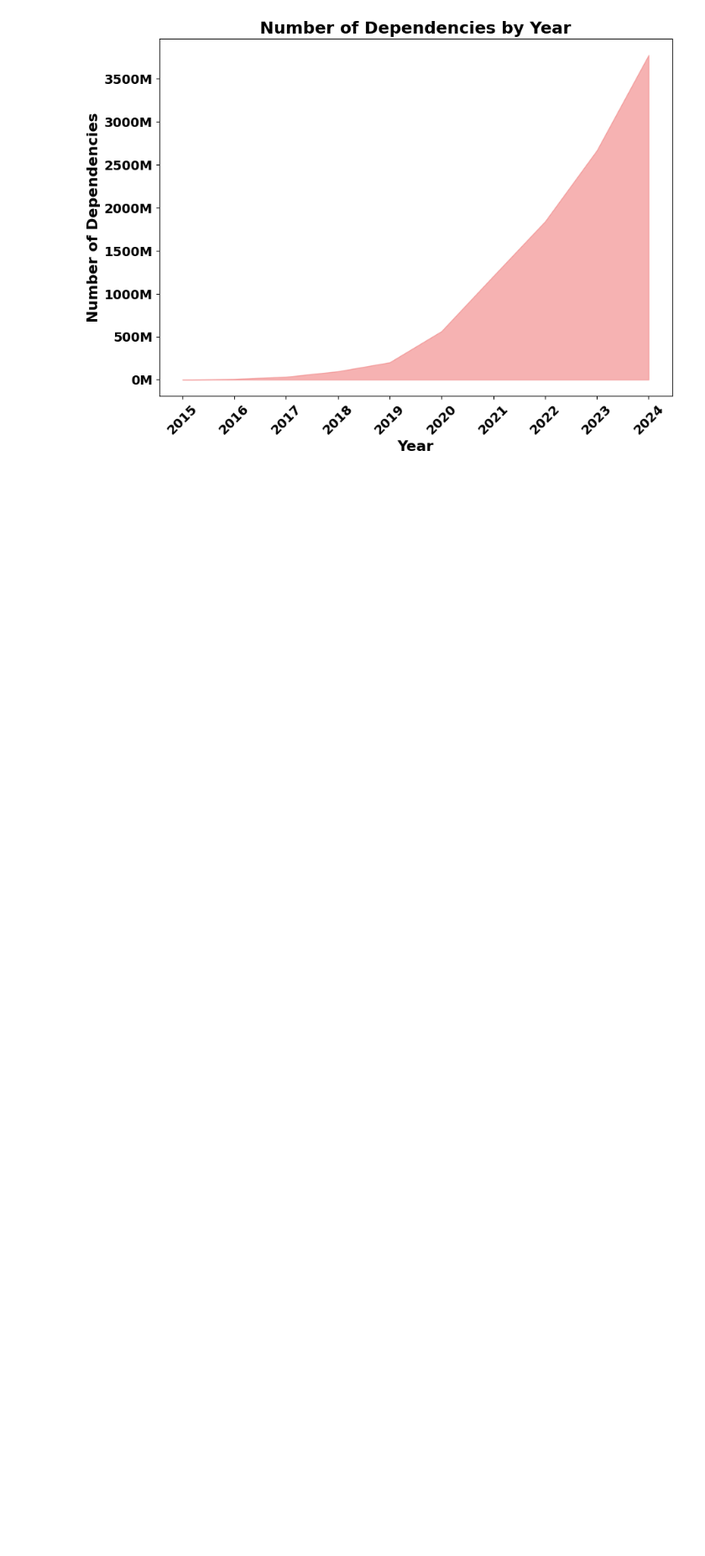
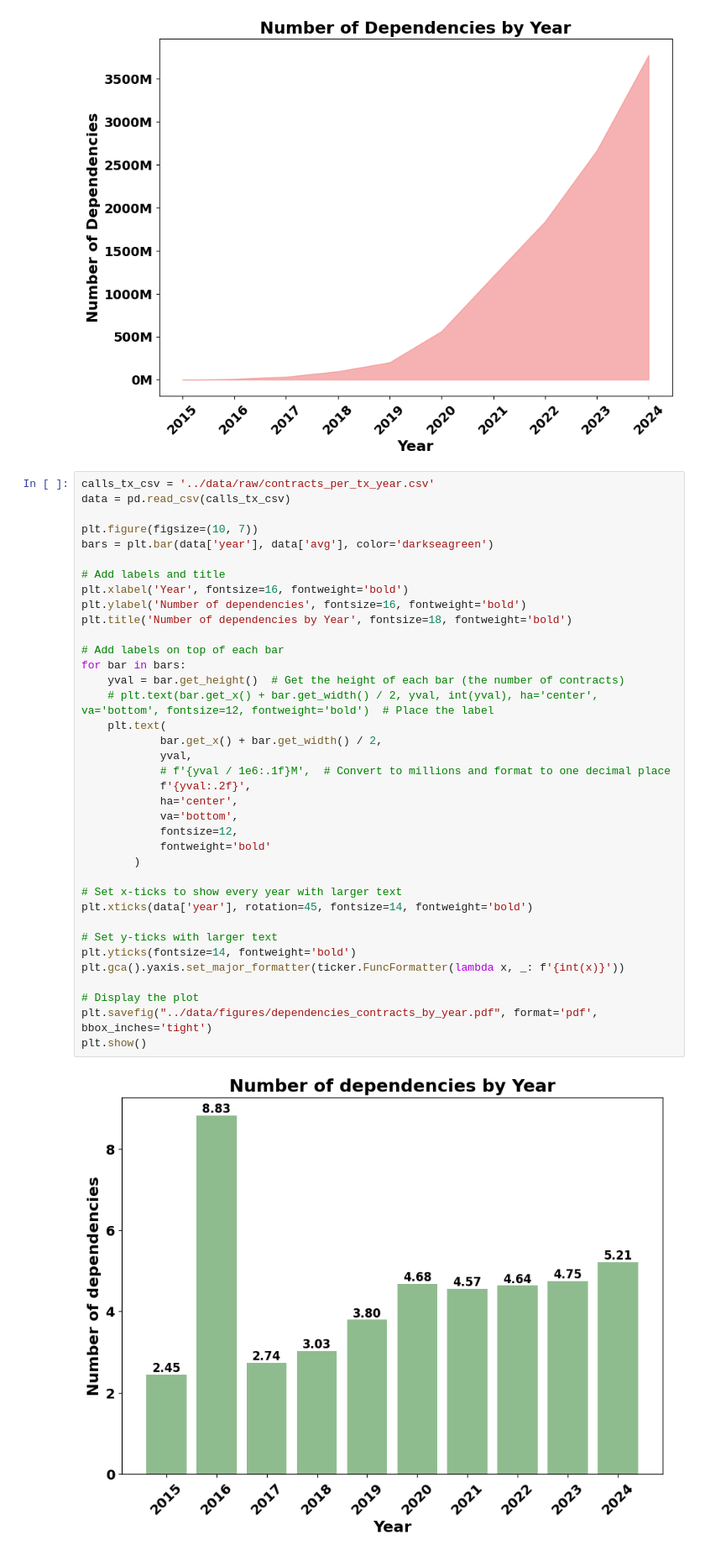
Before and after one commit to mab-xyz/crystal-clear, a Jupyter notebook: notebooks/plot_contract_stats.ipynb, the cells around one changed output. Shown at 84% size. Saved outputs shown, nothing was run; the diff lists cells and outputs as text; blank space fills up the shorter version.

Commit message:
add contracts_per_tx stats

```diff
--- a/notebooks/plot_contract_stats.ipynb
+++ b/notebooks/plot_contract_stats.ipynb
@@ -145,3 +145,42 @@ plt.savefig("../data/figures/dependencies_contracts_by_year.pdf", format='pdf',
 plt.show()
 # %% [output]
 [figure]
+# %%
+calls_tx_csv = '../data/raw/contracts_per_tx_year.csv'
+data = pd.read_csv(calls_tx_csv)
+
+plt.figure(figsize=(10, 7))
+bars = plt.bar(data['year'], data['avg'], color='darkseagreen')
+
+# Add labels and title
+plt.xlabel('Year', fontsize=16, fontweight='bold')
+plt.ylabel('Number of dependencies', fontsize=16, fontweight='bold')
+plt.title('Number of dependencies by Year', fontsize=18, fontweight='bold')
+
+# Add labels on top of each bar
+for bar in bars:
+    yval = bar.get_height()  # Get the height of each bar (the number of contracts)
+    # plt.text(bar.get_x() + bar.get_width() / 2, yval, int(yval), ha='center', va='bottom', fontsize=12, fontweight='bold')  # Place the label
+    plt.text(
+            bar.get_x() + bar.get_width() / 2,
+            yval,
+            # f'{yval / 1e6:.1f}M',  # Convert to millions and format to one decimal place
+            f'{yval:.2f}',
+            ha='center',
+            va='bottom',
+            fontsize=12,
+            fontweight='bold'
+        )
+
+# Set x-ticks to show every year with larger text
+plt.xticks(data['year'], rotation=45, fontsize=14, fontweight='bold')
+
+# Set y-ticks with larger text
+plt.yticks(fontsize=14, fontweight='bold')
+plt.gca().yaxis.set_major_formatter(ticker.FuncFormatter(lambda x, _: f'{int(x)}'))
+
+# Display the plot
+plt.savefig("../data/figures/dependencies_contracts_by_year.pdf", format='pdf', bbox_inches='tight')
+plt.show()
+# %% [output]
+[figure, added]
```
Also changed, not shown: parts of 1 cell of this notebook, 4 other files.
